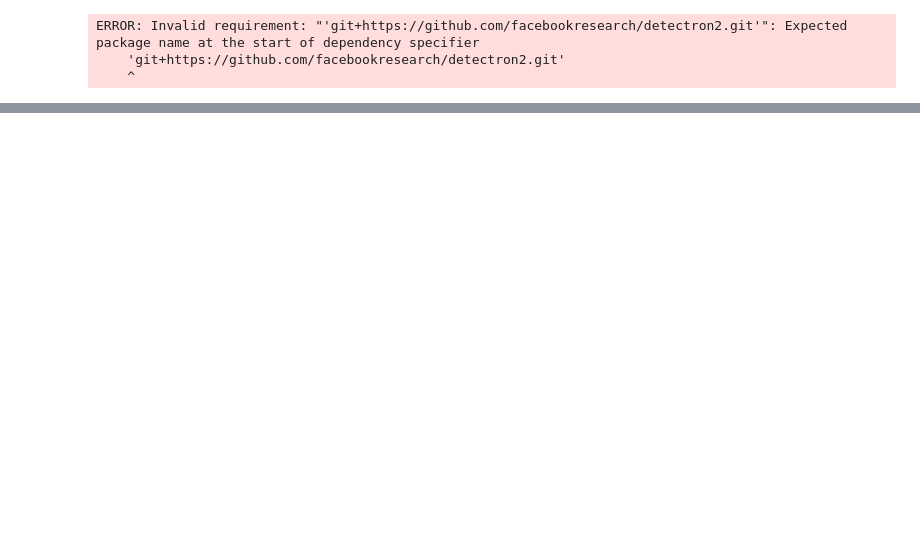
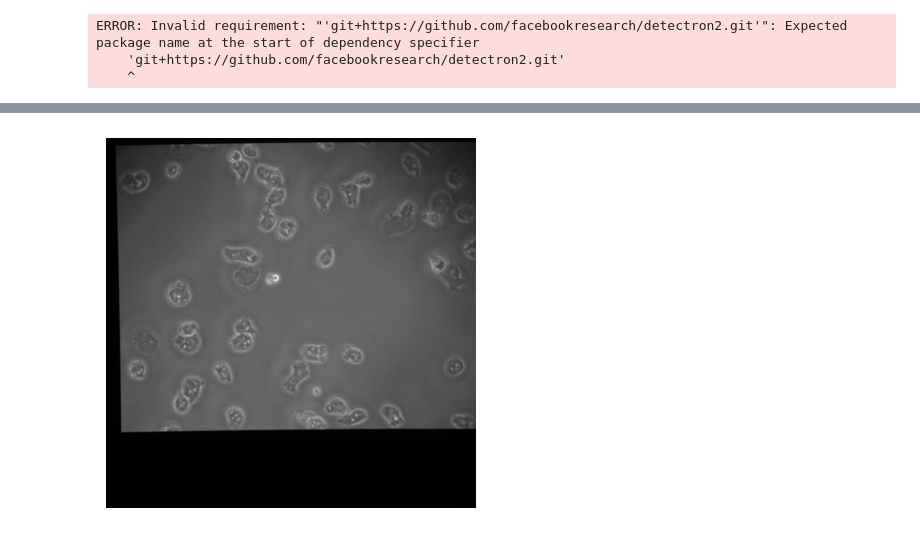
Before and after one commit to 2MY-R/TR-Y4-Project, a Jupyter notebook: Research/imageSegmentation.ipynb, the cells around one changed output, grey strips where cells are left out. Drawn from its saved outputs; the diff is of its cells as text; code cells hidden in the pictures; blank space fills up the shorter version.

```diff
--- a/Research/imageSegmentation.ipynb
+++ b/Research/imageSegmentation.ipynb
@@ -102,0 +123,6 @@ NameError: name 'os' is not defined
+# %%
+plt.imshow(img, cmap='gray')
+plt.axis('off')
+plt.show()
+# %% [output]
+[figure, added]
```
Also changed, not shown: parts of 3 cells of this notebook.
